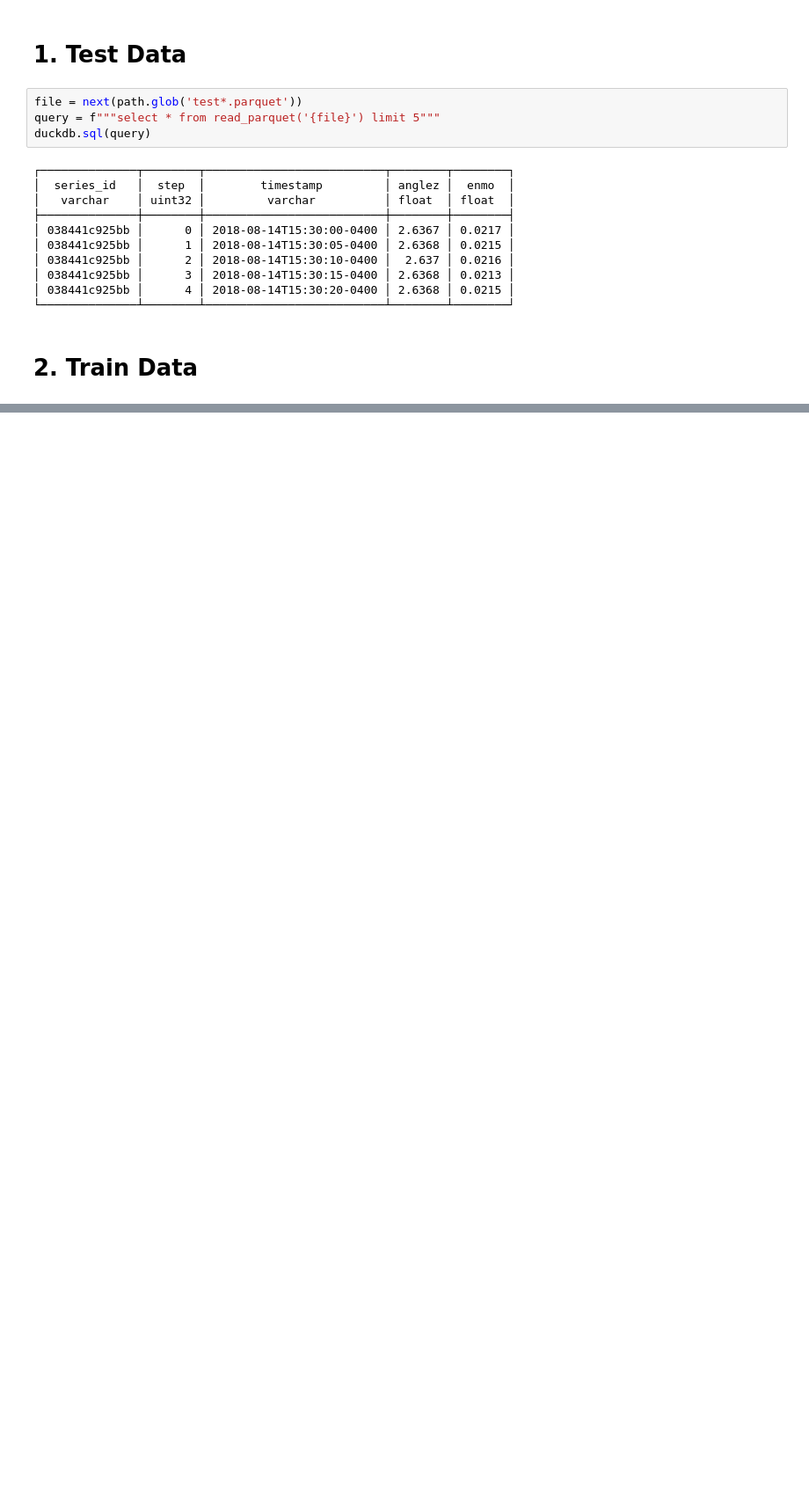
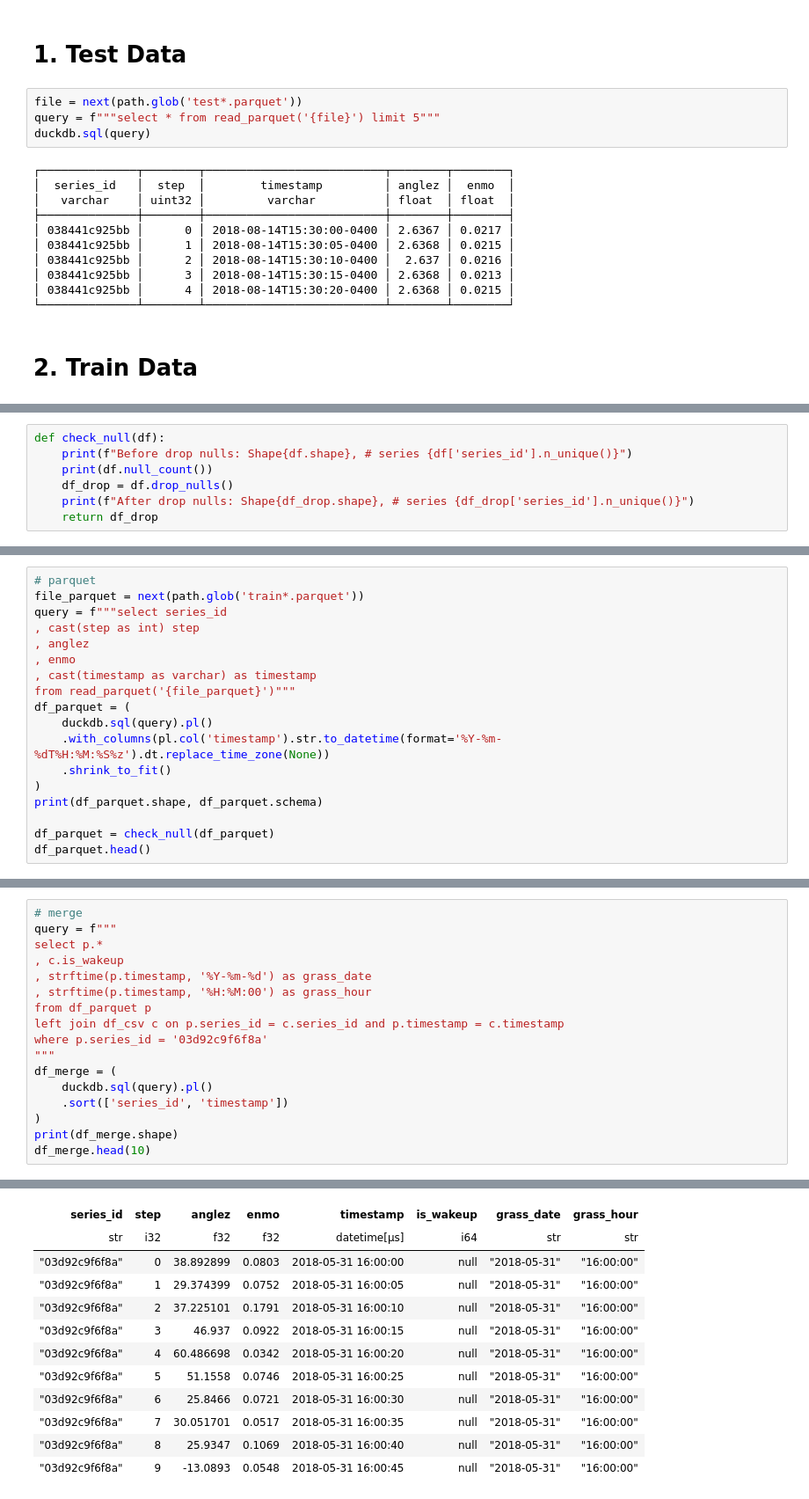
Before and after one commit to kevinkhang2909/ML-learning-journey, a Jupyter notebook: kaggle/nb.ipynb, the cells around one changed output, grey strips where cells are left out. Shown at 88% size. Cells and saved outputs as stored; diff of their text form; blank space fills up the shorter version.

```diff
--- a/kaggle/nb.ipynb
+++ b/kaggle/nb.ipynb
@@ -61,0 +32,7 @@ print(df_merge.shape)
+# %%
+def check_null(df):
+    print(f"Before drop nulls: Shape{df.shape}, # series {df['series_id'].n_unique()}")
+    print(df.null_count())
+    df_drop = df.drop_nulls()
+    print(f"After drop nulls: Shape{df_drop.shape}, # series {df_drop['series_id'].n_unique()}")
+    return df_drop
@@ -61,0 +82,18 @@ print(df_merge.shape)
+# %%
+# parquet
+file_parquet = next(path.glob('train*.parquet'))
+query = f"""select series_id
+, cast(step as int) step
+, anglez
+, enmo
+, cast(timestamp as varchar) as timestamp
+from read_parquet('{file_parquet}')"""
+df_parquet = (
+    duckdb.sql(query).pl()
+    .with_columns(pl.col('timestamp').str.to_datetime(format='%Y-%m-%dT%H:%M:%S%z').dt.replace_time_zone(None))
+    .shrink_to_fit()
+)
+print(df_parquet.shape, df_parquet.schema)
+
+df_parquet = check_null(df_parquet)
+df_parquet.head()
@@ -61,0 +147,18 @@ print(df_merge.shape)
+# %%
+# merge
+query = f"""
+select p.*
+, c.is_wakeup
+, strftime(p.timestamp, '%Y-%m-%d') as grass_date
+, strftime(p.timestamp, '%H:%M:00') as grass_hour
+from df_parquet p
+left join df_csv c on p.series_id = c.series_id and p.timestamp = c.timestamp
+where p.series_id = '03d92c9f6f8a'
+"""
+df_merge = (
+    duckdb.sql(query).pl()
+    .sort(['series_id', 'timestamp'])
+)
+print(df_merge.shape)
+df_merge.head(10)
+# %% [output]
@@ -62 +167,13 @@ print(df_merge.shape)
+| series_id | step | anglez | enmo | timestamp | is_wakeup | grass_date | grass_hour |
+| str | i32 | f32 | f32 | datetime[μs] | i64 | str | str |
+| "03d92c9f6f8a" | 0 | 38.892899 | 0.0803 | 2018-05-31 16:00:00 | null | "2018-05-31" | "16:00:00" |
+| "03d92c9f6f8a" | 1 | 29.374399 | 0.0752 | 2018-05-31 16:00:05 | null | "2018-05-31" | "16:00:00" |
+| "03d92c9f6f8a" | 2 | 37.225101 | 0.1791 | 2018-05-31 16:00:10 | null | "2018-05-31" | "16:00:00" |
+| "03d92c9f6f8a" | 3 | 46.937 | 0.0922 | 2018-05-31 16:00:15 | null | "2018-05-31" | "16:00:00" |
+| "03d92c9f6f8a" | 4 | 60.486698 | 0.0342 | 2018-05-31 16:00:20 | null | "2018-05-31" | "16:00:00" |
+| "03d92c9f6f8a" | 5 | 51.1558 | 0.0746 | 2018-05-31 16:00:25 | null | "2018-05-31" | "16:00:00" |
+| "03d92c9f6f8a" | 6 | 25.8466 | 0.0721 | 2018-05-31 16:00:30 | null | "2018-05-31" | "16:00:00" |
+| "03d92c9f6f8a" | 7 | 30.051701 | 0.0517 | 2018-05-31 16:00:35 | null | "2018-05-31" | "16:00:00" |
+| "03d92c9f6f8a" | 8 | 25.9347 | 0.1069 | 2018-05-31 16:00:40 | null | "2018-05-31" | "16:00:00" |
+| "03d92c9f6f8a" | 9 | -13.0893 | 0.0548 | 2018-05-31 16:00:45 | null | "2018-05-31" | "16:00:00" |
 # %%
```
Also changed, not shown: parts of 29 cells of this notebook, 3 other files.
